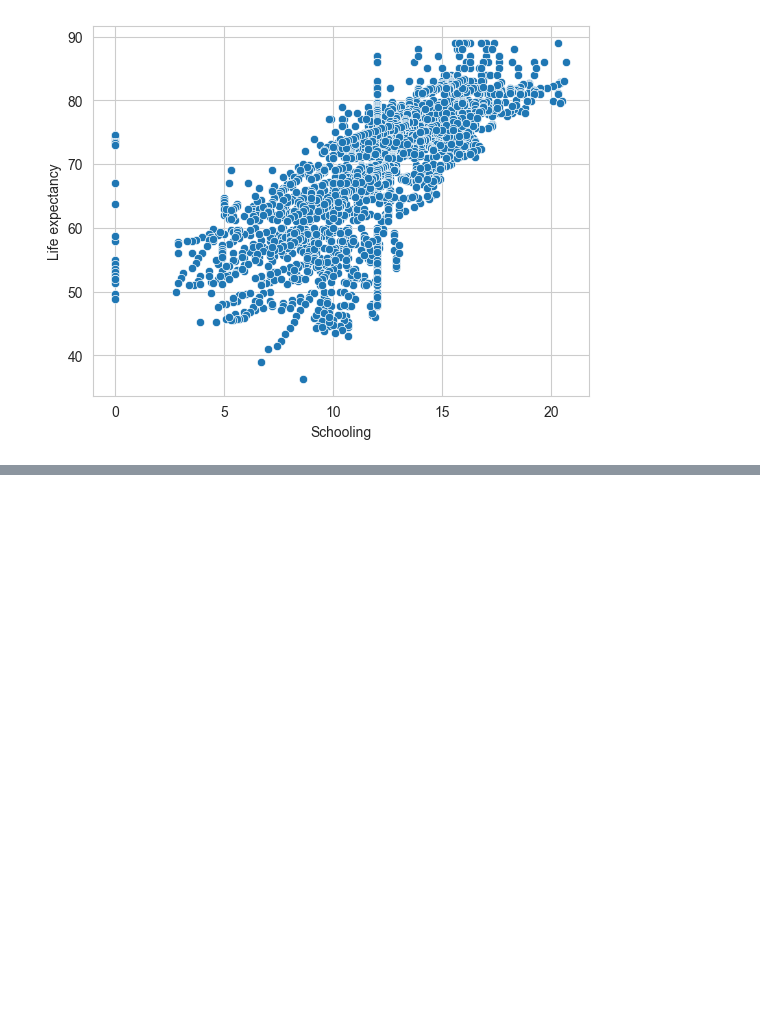
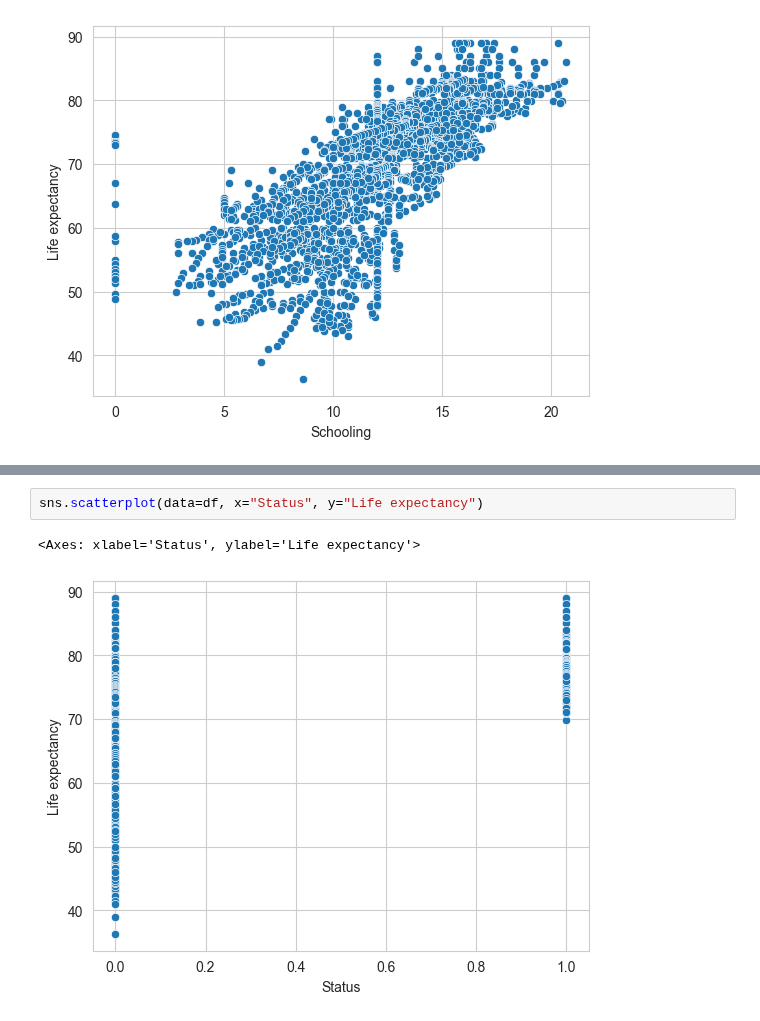
Before and after one commit to berkaybgk/portfolio, a Jupyter notebook: regression/eda.ipynb, the cells around one changed output, grey strips where cells are left out. Cells and saved outputs as stored; diff of their text form; blank space fills up the shorter version.

```diff
--- a/regression/eda.ipynb
+++ b/regression/eda.ipynb
@@ -184,0 +215,5 @@ sns.scatterplot(data=df, x="Schooling", y="Life expectancy")
+# %%
+sns.scatterplot(data=df, x="Status", y="Life expectancy")
+# %% [output]
+<Axes: xlabel='Status', ylabel='Life expectancy'>
+[figure, added]
```
Also changed, not shown: parts of 6 cells of this notebook, 7 other files.
